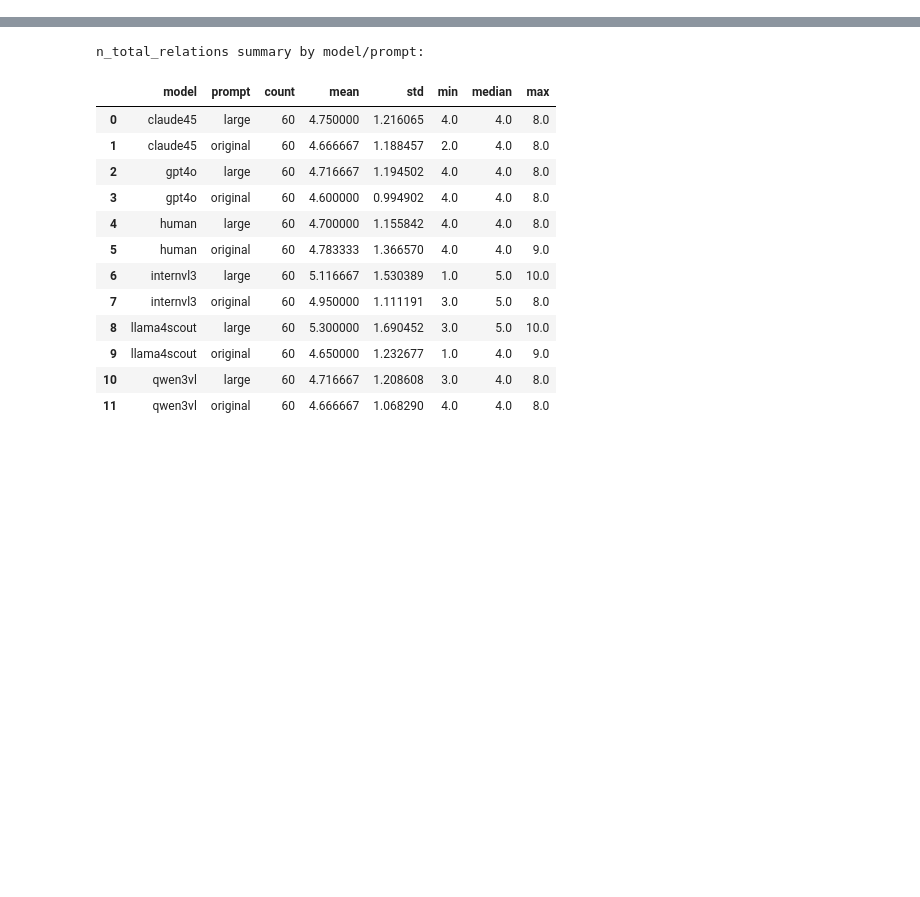
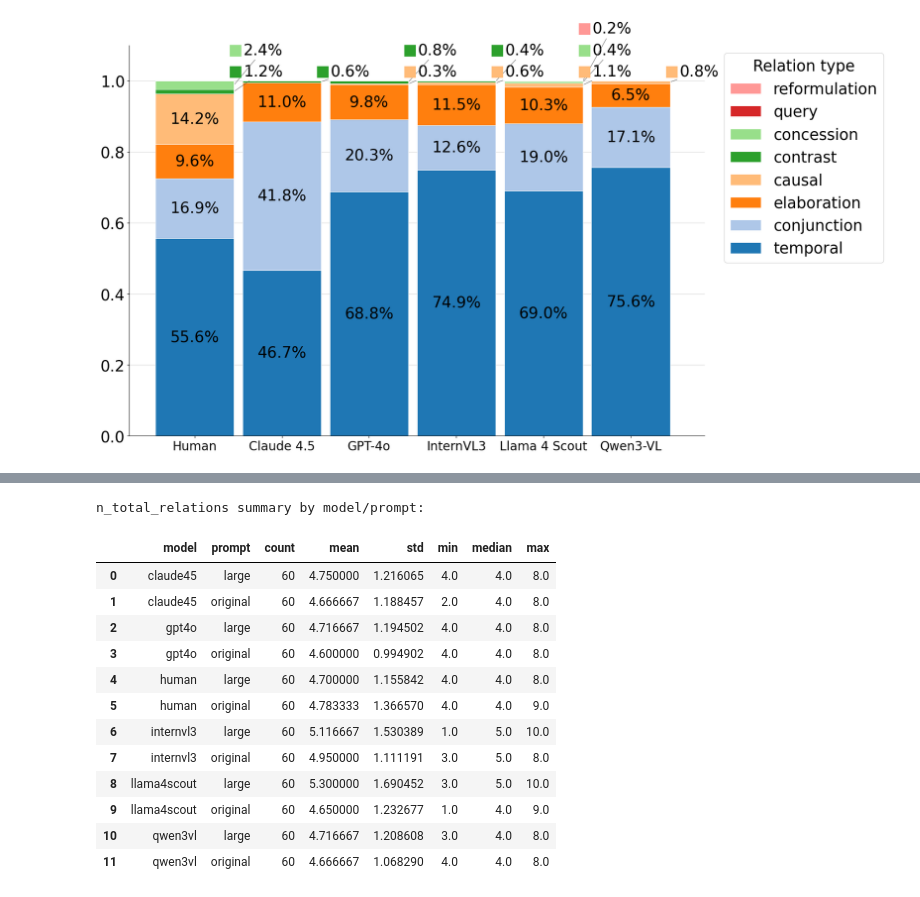
Before and after one commit to GU-CLASP/coherence-driven-humans, a Jupyter notebook: analysis/implicit_connectives_profiles.ipynb, the cells around one changed output, grey strips where cells are left out. Saved outputs shown, nothing was run; the diff lists cells and outputs as text; code cells hidden in the pictures; blank space fills up the shorter version.

Commit message:
implicit connectives edit

```diff
--- a/analysis/implicit_connectives_profiles.ipynb
+++ b/analysis/implicit_connectives_profiles.ipynb
@@ -211,0 +411,73 @@ discourse_agg
+# %%
+def summarize_mean_within_story_proportions(story_level_df, relation_types_all=None):
+    counts = (
+        story_level_df.groupby(['model', 'prompt', 'doc', 'relation_type'])
+        .size()
+        .reset_index(name='rel_count')
+    )
+
+    docs = story_level_df[['model', 'prompt', 'doc']].drop_duplicates()
+    if relation_types_all is None:
+        relation_types = sorted(story_level_df['relation_type'].dropna().unique().tolist())
+    else:
+        relation_types = [str(r).strip() for r in relation_types_all if str(r).strip()]
+
+    rels = pd.DataFrame({'relation_type': relation_types})
+    full_grid = docs.merge(rels, how='cross')
+
+    counts_full = (
+        full_grid.merge(counts, on=['model', 'prompt', 'doc', 'relation_type'], how='left')
+        .fillna({'rel_count': 0.0})
+    )
+
+    counts_full['doc_total_relations'] = (
+        counts_full.groupby(['model', 'prompt', 'doc'])['rel_count'].transform('sum')
+    )
+    counts_full['within_doc_prop'] = np.where(
+        counts_full['doc_total_relations'] > 0,
+        counts_full['rel_count'] / counts_full['doc_total_relations'],
+        0.0
+    )
+
+    return (
+        counts_full.groupby(['model', 'prompt', 'relation_type'])['within_doc_prop']
+        .mean()
+        .reset_index(name='mean_within_doc_prop')
+    )
+
+relation_prop_summary_60 = summarize_mean_within_story_proportions(
+    story_relation_counts_60,
+    relation_types_all=all_relation_types
+)
+
+global_relation_order = (
+    relation_prop_summary_60.groupby('relation_type')['mean_within_doc_prop']
+    .mean()
+    .sort_values(ascending=False)
+    .index
+    .tolist()
+)
+
+relation_prop_summary_for_plot = relation_prop_summary_60.rename(
+    columns={'mean_within_doc_prop': 'mean_rel_count'}
+)
+
+composition_pdf_path_60 = Path(
+    './analysis_data/implicit_connectives/figures/relation_type_composition_short_60_100pct_within_story_mean.pdf'
+)
+composition_matrix_60, composition_prop_60 = plot_prompt_relation_composition(
+    relation_prop_summary_for_plot,
+    prompt_key='short',
+    save_path=composition_pdf_path_60,
+    annotate=True,
+    relation_order=global_relation_order,
+    inside_label_fontsize=25,
+    tiny_label_fontsize=25,
+    inside_label_threshold=0.035,
+    tiny_label_step=0.06,
+    tiny_marker_size=350,
+    tiny_marker_dy=0.020,
+    tiny_marker_dx=-0.060
+)
+# %% [output]
+[figure, added]
```
Also changed, not shown: parts of 22 cells of this notebook, 9 other files.
